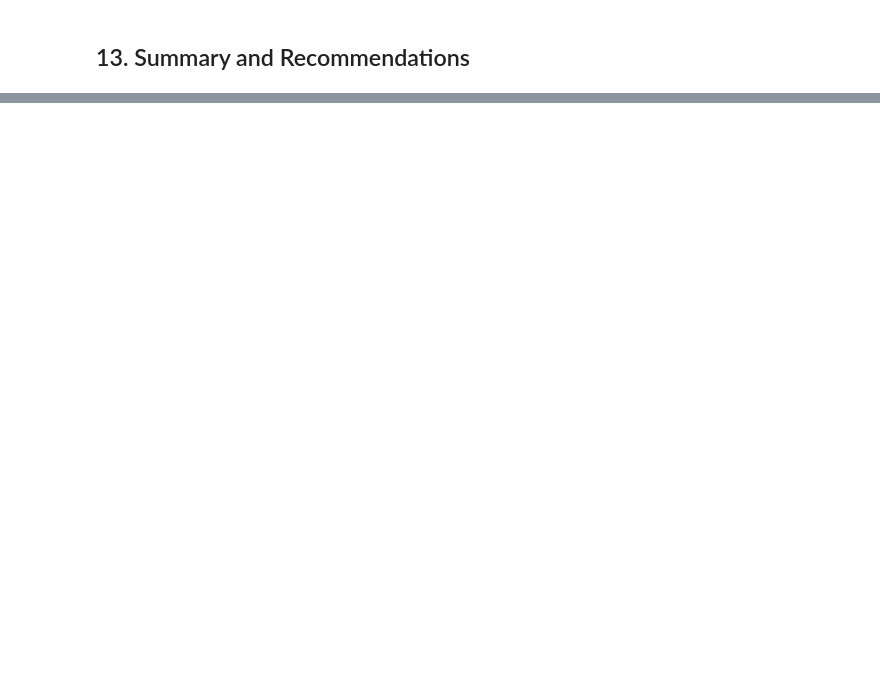
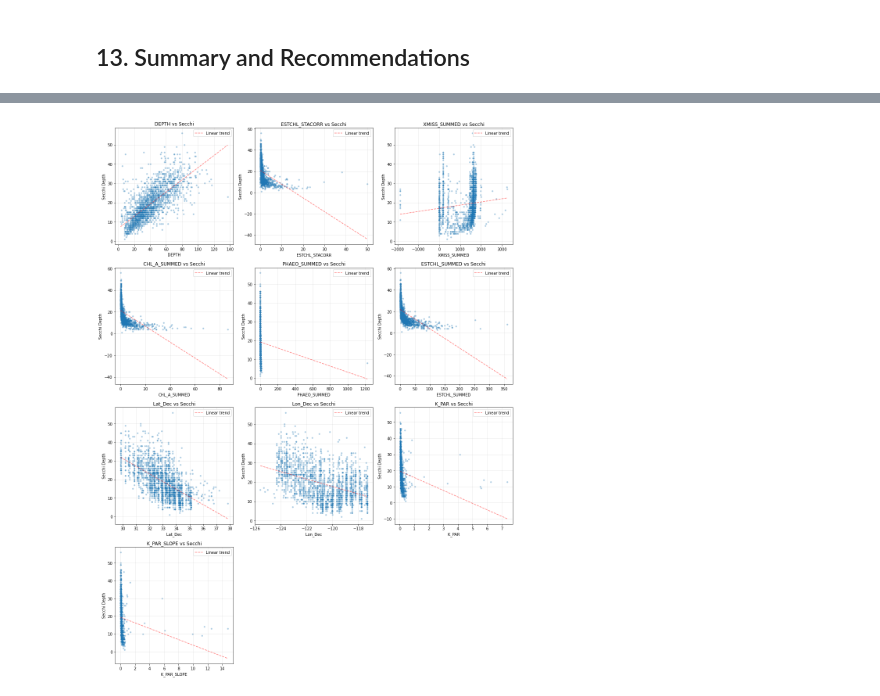
Before and after one commit to LucasC212/Scripps-Light-Attenuation-Capstone-Project, a Jupyter notebook: scripts/GAM_Analysis_Improved.ipynb, the cells around one changed output, grey strips where cells are left out. Cells and saved outputs as stored; diff of their text form; code cells hidden in the pictures; blank space fills up the shorter version.

```diff
--- a/scripts/GAM_Analysis_Improved.ipynb
+++ b/scripts/GAM_Analysis_Improved.ipynb
@@ -964,0 +980,6 @@ Top 3 Most Important Variables:
+# %%
+# Load data
+df = pd.read_parquet("../data/Parquet/New_estchlsummed.parquet")
+
+print(f"Dataset shape: {df.shape}")
+print(f"\nColumns: {df.columns.tolist()}")
@@ -964,0 +1036,31 @@ Top 3 Most Important Variables:
+# %%
+# Scatter plots for each predictor vs Secchi
+n_vars = len(variables)
+n_cols = 3
+n_rows = (n_vars + n_cols - 1) // n_cols
+
+fig, axes = plt.subplots(n_rows, n_cols, figsize=(15, 5 * n_rows))
+axes = axes.flatten()
+
+for i, var in enumerate(variables):
+    axes[i].scatter(df_clean[var], df_clean[target], alpha=0.3, s=10)
+    axes[i].set_xlabel(var)
+    axes[i].set_ylabel('Secchi Depth')
+    axes[i].set_title(f'{var} vs Secchi')
+
+    # Add trend line
+    z = np.polyfit(df_clean[var], df_clean[target], 1)
+    p = np.poly1d(z)
+    x_line = np.linspace(df_clean[var].min(), df_clean[var].max(), 100)
+    axes[i].plot(x_line, p(x_line), 'r--', alpha=0.5, label='Linear trend')
+    axes[i].legend()
+    axes[i].grid(True, alpha=0.3)
+
+# Remove extra subplots
+for j in range(i + 1, len(axes)):
+    fig.delaxes(axes[j])
+
+plt.tight_layout()
+plt.show()
+# %% [output]
+[figure, added]
```
Also changed, not shown: parts of 49 cells of this notebook, 1 other file.
